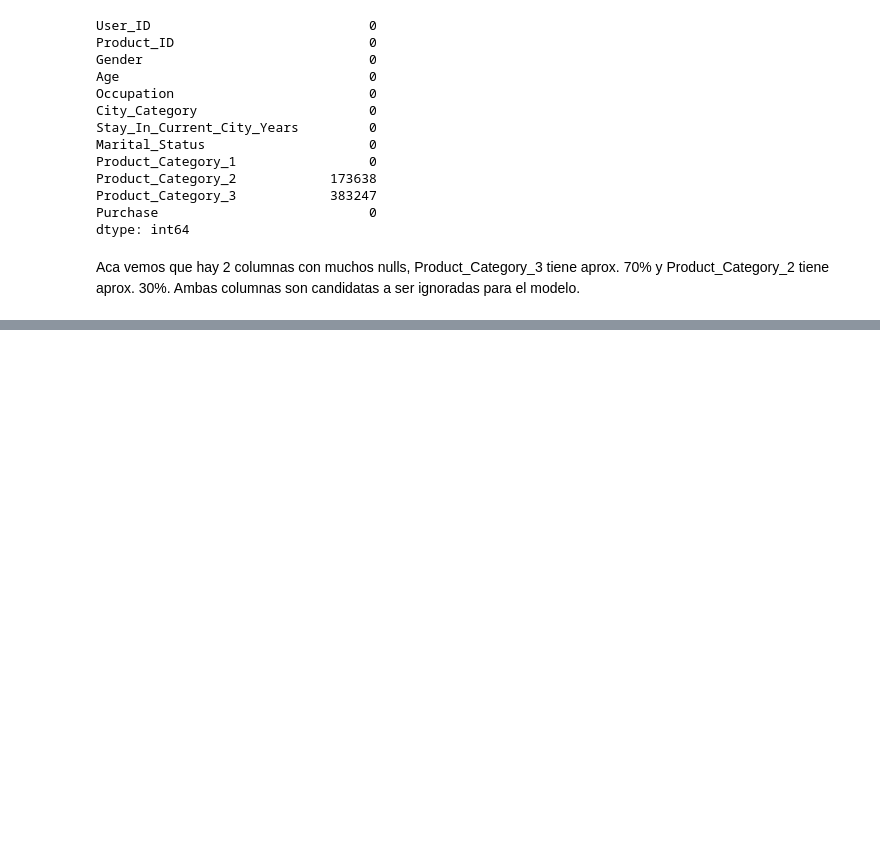
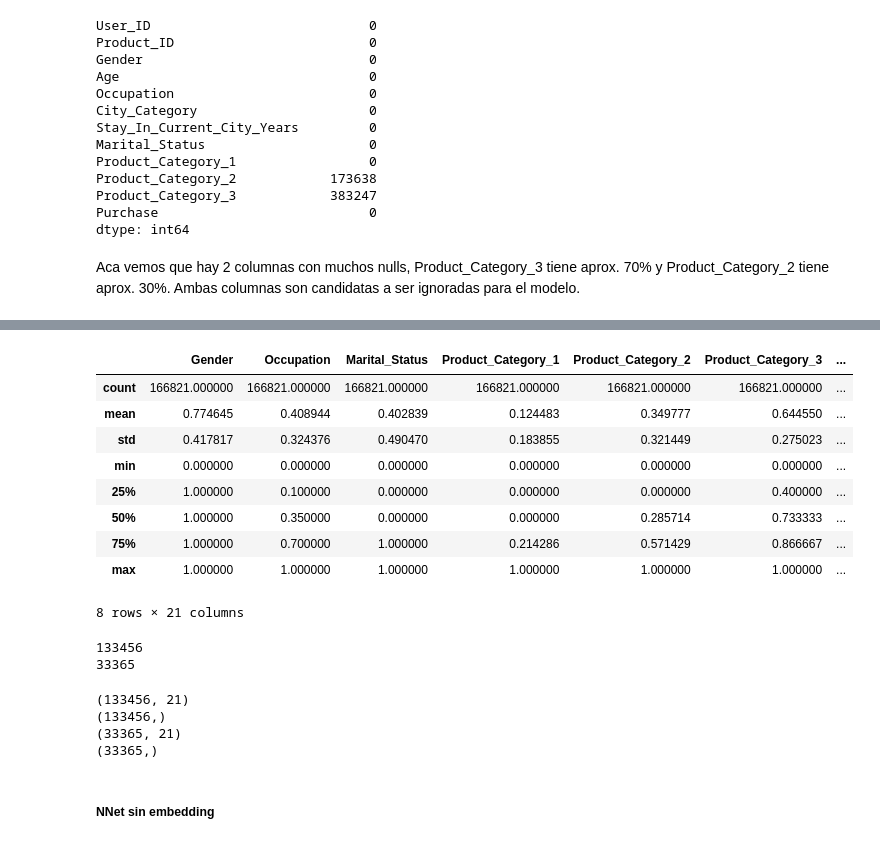
Before and after one commit to lrivela/ap-rivela, a Jupyter notebook: examen/rivela-examen-ap-coh5.ipynb, the cells around one changed output, grey strips where cells are left out. Saved outputs shown, nothing was run; the diff lists cells and outputs as text; code cells hidden in the pictures; blank space fills up the shorter version.

```diff
--- a/examen/rivela-examen-ap-coh5.ipynb
+++ b/examen/rivela-examen-ap-coh5.ipynb
@@ -513,0 +598,4 @@ Aca vemos que hay 2 columnas con muchos nulls, Product_Category_3 tiene aprox. 7
+# %%
+age_dummies = pd.get_dummies(df["Age"], prefix="Age")
+df = pd.concat([df, age_dummies], axis=1)
+df.info()
@@ -513,0 +620,4 @@ Aca vemos que hay 2 columnas con muchos nulls, Product_Category_3 tiene aprox. 7
+# %%
+city_dummies = pd.get_dummies(df["Stay_In_Current_City_Years"], prefix="City_Years")
+df = pd.concat([df, city_dummies], axis=1)
+df.info()
@@ -513,0 +644,5 @@ Aca vemos que hay 2 columnas con muchos nulls, Product_Category_3 tiene aprox. 7
+# %%
+df["Target"] = df.Purchase.apply(lambda x: 1 if x >= 9000 else 0)
+# %%
+y = df["Target"]
+X = df.drop(["Target", "Purchase", "City_Category", "Age", "Stay_In_Current_City_Years", "User_ID", "Product_ID"], axis=1)
@@ -513,0 +668,25 @@ Aca vemos que hay 2 columnas con muchos nulls, Product_Category_3 tiene aprox. 7
+# %%
+## Normalizacion
+X_norm = (X - np.min(X, axis=0)) / (np.max(X, axis=0) - np.min(X, axis=0))
+X_norm.describe()
+# %% [output]
+|  | Gender | Occupation | Marital_Status | Product_Category_1 | Product_Category_2 | Product_Category_3 | ... |
+| count | 166821.000000 | 166821.000000 | 166821.000000 | 166821.000000 | 166821.000000 | 166821.000000 | ... |
+| mean | 0.774645 | 0.408944 | 0.402839 | 0.124483 | 0.349777 | 0.644550 | ... |
+| std | 0.417817 | 0.324376 | 0.490470 | 0.183855 | 0.321449 | 0.275023 | ... |
+| min | 0.000000 | 0.000000 | 0.000000 | 0.000000 | 0.000000 | 0.000000 | ... |
+| 25% | 1.000000 | 0.100000 | 0.000000 | 0.000000 | 0.000000 | 0.400000 | ... |
+| 50% | 1.000000 | 0.350000 | 0.000000 | 0.000000 | 0.285714 | 0.733333 | ... |
+| 75% | 1.000000 | 0.700000 | 1.000000 | 0.214286 | 0.571429 | 0.866667 | ... |
+| max | 1.000000 | 1.000000 | 1.000000 | 1.000000 | 1.000000 | 1.000000 | ... |
+8 rows × 21 columns
+# %%
+n = X_norm.shape[0]
+idx = np.random.permutation(np.arange(0, n))
+train_idx = idx[0:int(0.8*n)]
+valid_idx = idx[int(0.8*n):]
+print(len(train_idx))
+print(len(valid_idx))
+# %% [output]
+133456
+33365
@@ -513,0 +702,12 @@ Aca vemos que hay 2 columnas con muchos nulls, Product_Category_3 tiene aprox. 7
+# %%
+print(X_train.shape)
+print(y_train.shape)
+print(X_valid.shape)
+print(y_valid.shape)
+# %% [output]
+(133456, 21)
+(133456,)
+(33365, 21)
+(33365,)
+# %% [markdown]
+##### NNet sin embedding
```
Also changed, not shown: parts of 43 cells of this notebook.
